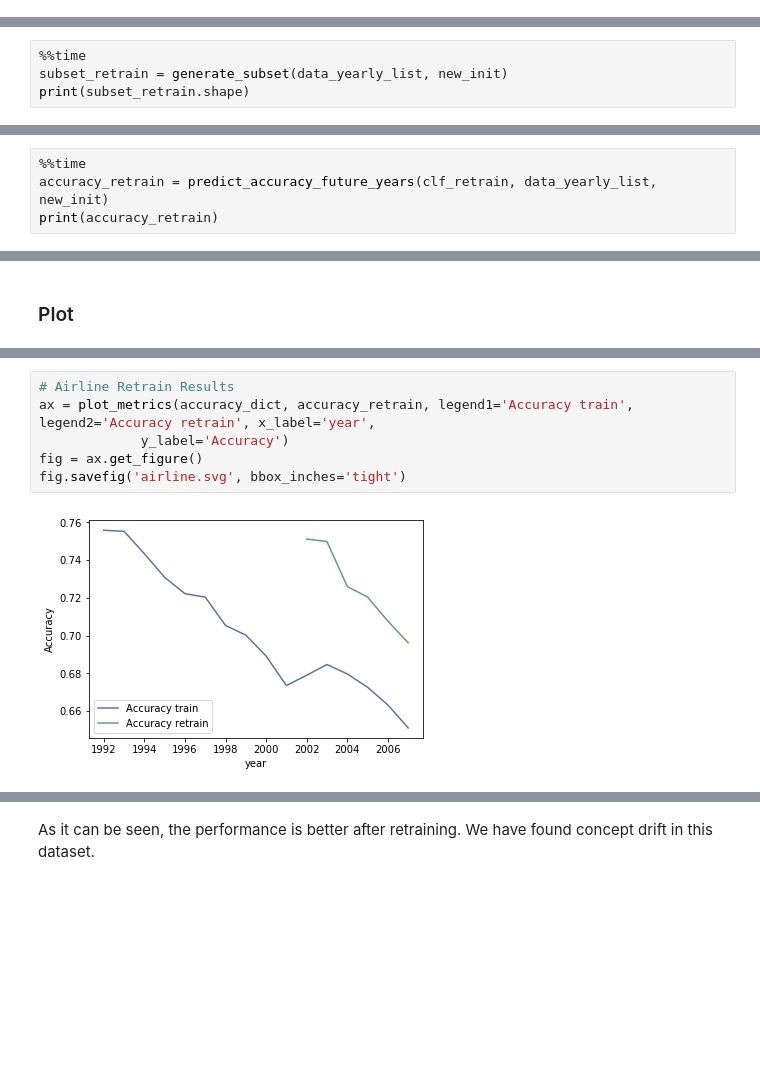
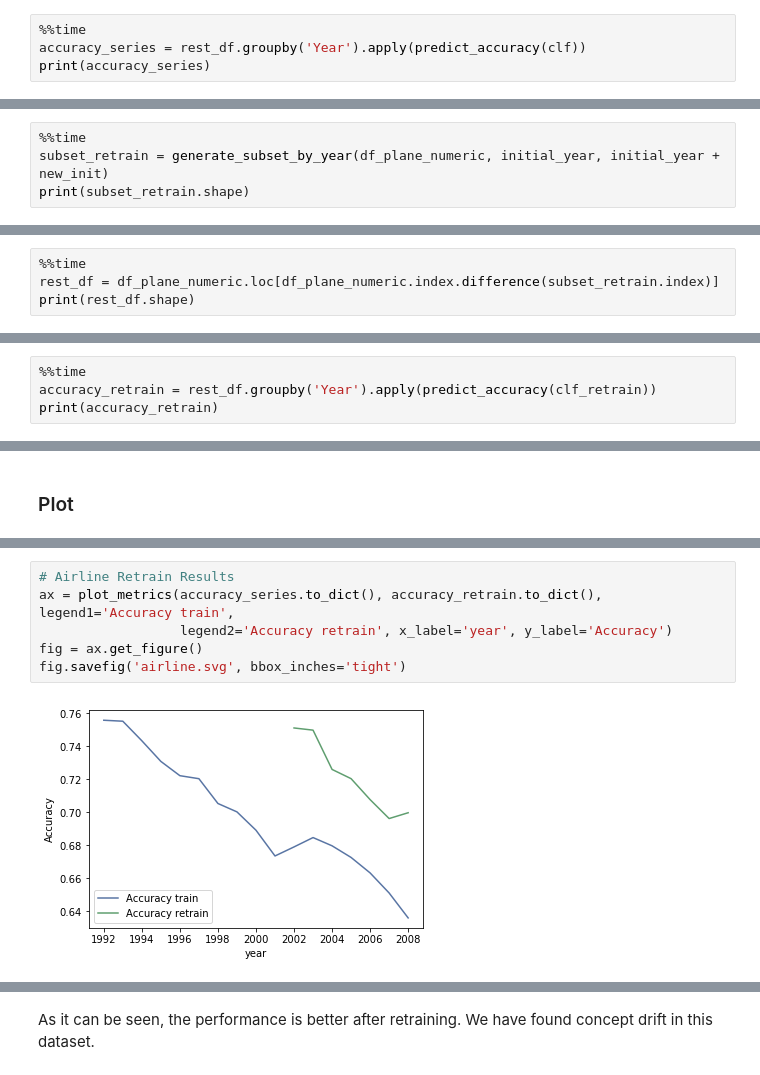
Before and after one commit to Azure/fast_retraining, a Jupyter notebook: experiments/01_airline.ipynb, the cells around one changed output, grey strips where cells are left out. Saved outputs shown, nothing was run; the diff lists cells and outputs as text; blank space fills up the shorter version.

```diff
--- a/experiments/01_airline.ipynb
+++ b/experiments/01_airline.ipynb
@@ -522,0 +463,4 @@ In [55] used 2825.7539 MiB RAM in 138.67s, total RAM usage 79048.19 MiB
+# %%
+%%time
+accuracy_series = rest_df.groupby('Year').apply(predict_accuracy(clf))
+print(accuracy_series)
@@ -532,6 +494,6 @@ In [56] used 0.0000 MiB RAM in 0.10s, total RAM usage 79048.19 MiB
 # %%
 %%time
-subset_retrain = generate_subset(data_yearly_list, new_init)
+subset_retrain = generate_subset_by_year(df_plane_numeric, initial_year, initial_year + new_init)
 print(subset_retrain.shape)
 # %% [output]
 (69425349, 15)
@@ -568,0 +532,4 @@ In [60] used 9798.9961 MiB RAM in 317.98s, total RAM usage 100488.41 MiB
+# %%
+%%time
+rest_df = df_plane_numeric.loc[df_plane_numeric.index.difference(subset_retrain.index)]
+print(rest_df.shape)
@@ -569,5 +541,5 @@ In [60] used 9798.9961 MiB RAM in 317.98s, total RAM usage 100488.41 MiB
 # %%
 %%time
-accuracy_retrain = predict_accuracy_future_years(clf_retrain, data_yearly_list, new_init)
+accuracy_retrain = rest_df.groupby('Year').apply(predict_accuracy(clf_retrain))
 print(accuracy_retrain)
 # %% [output]
@@ -602,8 +576,8 @@ In [62] used 0.0000 MiB RAM in 0.11s, total RAM usage 104439.12 MiB
 # %%
 # Airline Retrain Results
-ax = plot_metrics(accuracy_dict, accuracy_retrain, legend1='Accuracy train', legend2='Accuracy retrain', x_label='year',
-             y_label='Accuracy')
+ax = plot_metrics(accuracy_series.to_dict(), accuracy_retrain.to_dict(), legend1='Accuracy train',
+                  legend2='Accuracy retrain', x_label='year', y_label='Accuracy')
 fig = ax.get_figure()
 fig.savefig('airline.svg', bbox_inches='tight')
 # %% [output]
-[figure, old version]
+[figure, new version]
```
Also changed, not shown: parts of 74 cells of this notebook.
